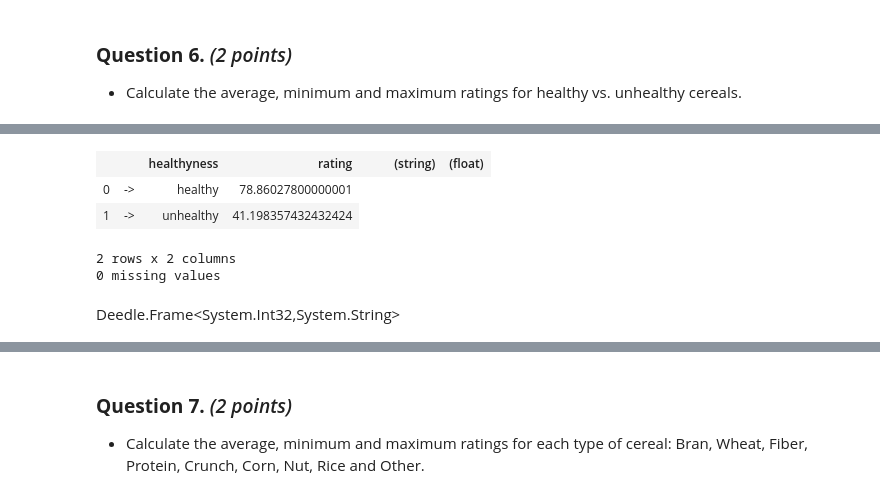
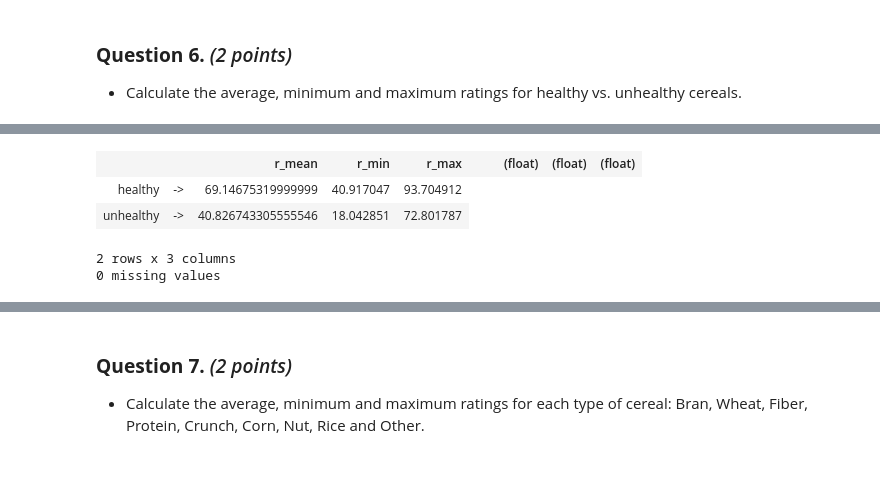
Before and after one commit to Alkasai/3250B, a Jupyter notebook: notebooks/[fsharp] Assignment 1.ipynb, the cells around one changed output, grey strips where cells are left out. Drawn from its saved outputs; the diff is of its cells as text; code cells hidden in the pictures; blank space fills up the shorter version.

```diff
--- a/notebooks/[fsharp] Assignment 1.ipynb
+++ b/notebooks/[fsharp] Assignment 1.ipynb
@@ -577,12 +488,15 @@ Frame.ofColumns [
 # %%
-df |> Frame.aggregateRowsBy ["healthyness"] ["rating"] Stats.mean
+df
+|> aggregateRowsBy
+    "healthiness"
+    [
+        "rating", Stats.mean, "r_mean"
+        "rating", Stats.min, "r_min"
+        "rating", Stats.max, "r_max"
+    ]
 # %% [output]
-|  |  | healthyness | rating |  |  | (string) | (float) |
-| 0 | -> | healthy | 78.86027800000001 |
-| 1 | -> | unhealthy | 41.198357432432424 |
+|  |  | r_mean | r_min | r_max |  |  | (float) | (float) | (float) |
+| healthy | -> | 69.14675319999999 | 40.917047 | 93.704912 |
+| unhealthy | -> | 40.826743305555546 | 18.042851 | 72.801787 |
-2 rows x 2 columns
+2 rows x 3 columns
 0 missing values
-# %%
-(df |> Frame.aggregateRowsBy ["healthyness"] ["rating"] Stats.mean).GetType()
-# %% [output]
-Deedle.Frame<System.Int32,System.String>
```
Also changed, not shown: parts of 25 cells of this notebook.
